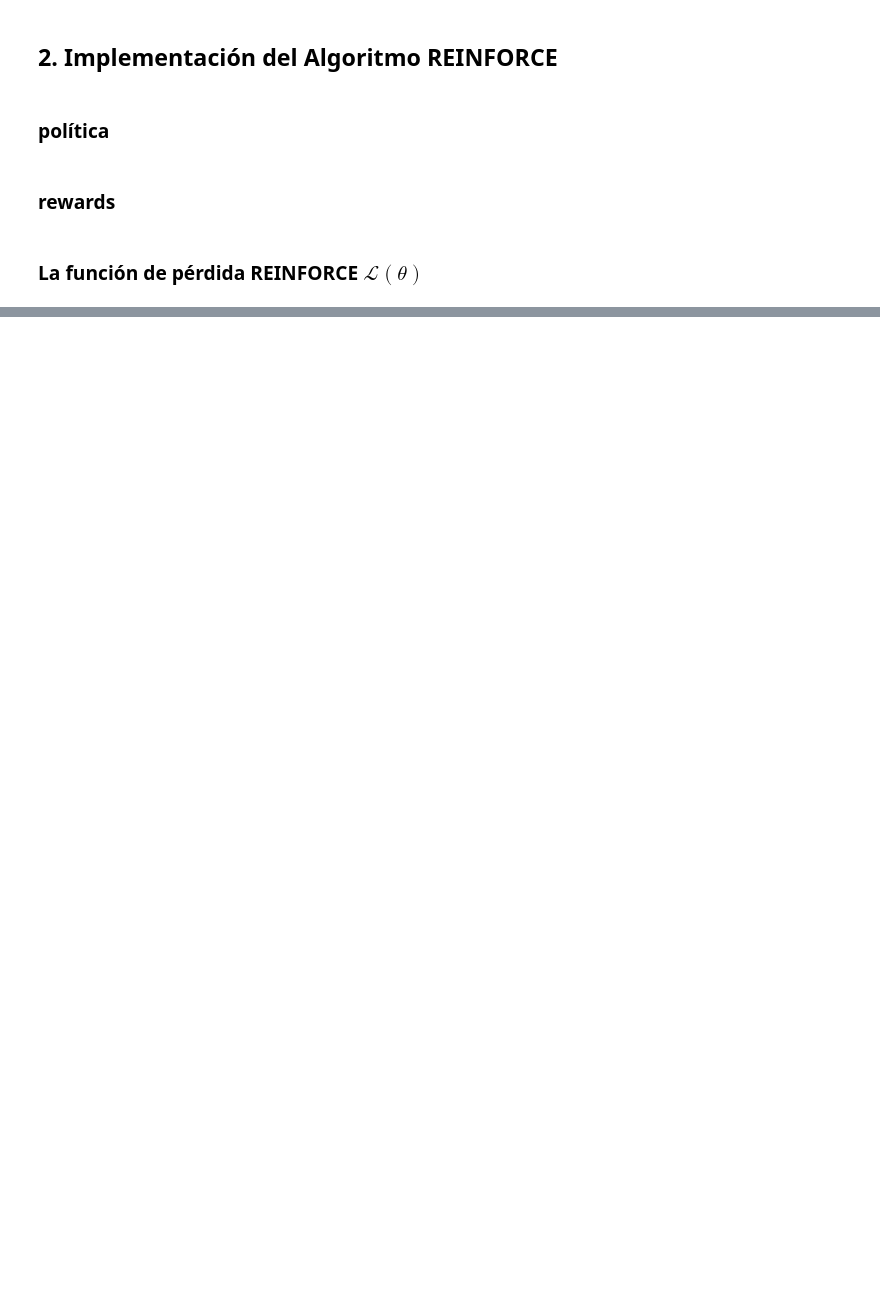
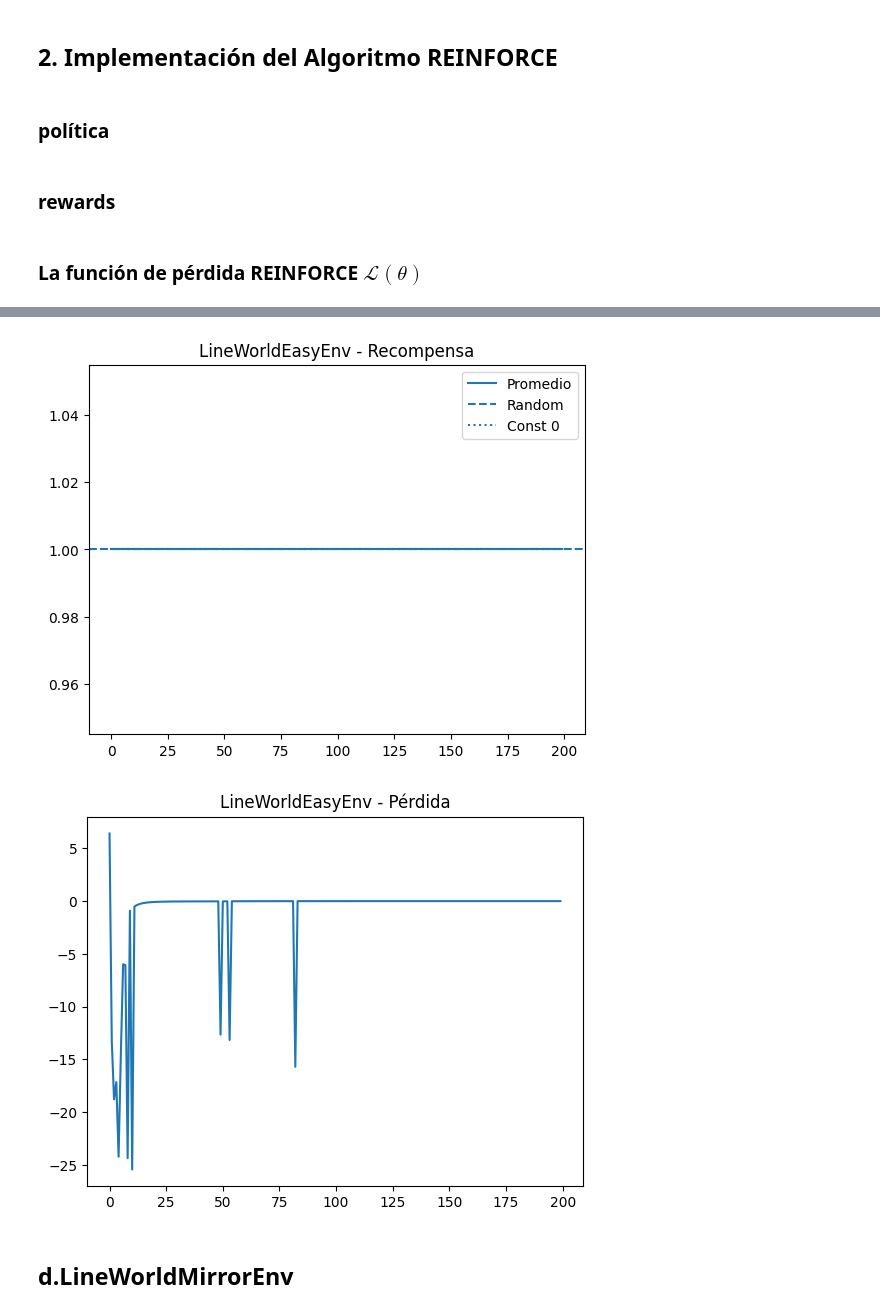
Before and after one commit to NatalyHofkamp/TPS-RL, a Jupyter notebook: tp1/tp1.ipynb, the cells around one changed output, grey strips where cells are left out. Saved outputs shown, nothing was run; the diff lists cells and outputs as text; code cells hidden in the pictures; blank space fills up the shorter version.

```diff
--- a/tp1/tp1.ipynb
+++ b/tp1/tp1.ipynb
@@ -341,0 +506,22 @@ def reinforce(env, policy, optimizer, batch_size=10, gamma=0.99):
+# %%
+# 1) Crear el entorno
+env = LineWorldEasyEnv()
+
+# 2) Crear la política
+# Input_dim = 1 (porque la observación es un escalar)
+# Output_dim = env.action_space.n (dos acciones posibles)
+policy = Policy(input_dim=1, output_dim=env.action_space.n)
+
+# 3) Crear el optimizador
+optimizer = optim.Adam(policy.parameters(), lr=1e-2)
+
+# 4) Entrenar
+rewards_all, losses_all = train_loop(
+    env=env,
+    policy=policy,
+    optimizer=optimizer,
+    n_batches=200,           # cantidad de batches
+    batch_size=10,           # episodios por batch
+    gamma=0.99,
+    env_name="LineWorldEasyEnv"
+)
@@ -341,0 +539,11 @@ def reinforce(env, policy, optimizer, batch_size=10, gamma=0.99):
+# %%
+random_ret = evaluate_baseline(env,200)
+# %%
+const_ret = evaluate_baseline(env,200,1)
+# %%
+plot_curves(rewards_all, losses_all, random_ret,const_ret, "LineWorldEasyEnv")
+# %% [output]
+[figure, added]
+[figure, added]
+# %% [markdown]
+## d.LineWorldMirrorEnv
```
Also changed, not shown: parts of 33 cells of this notebook, 18 other files.
